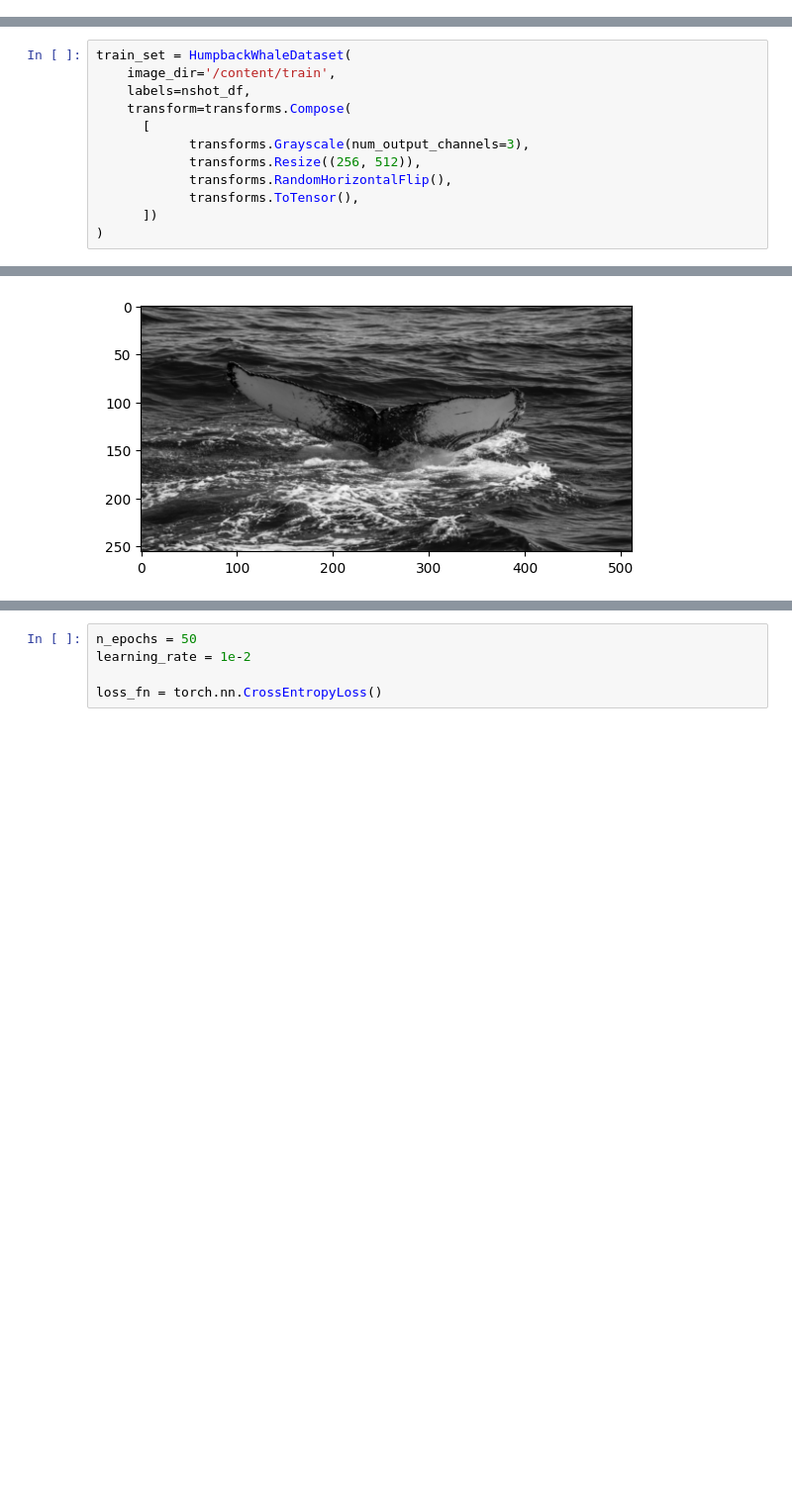
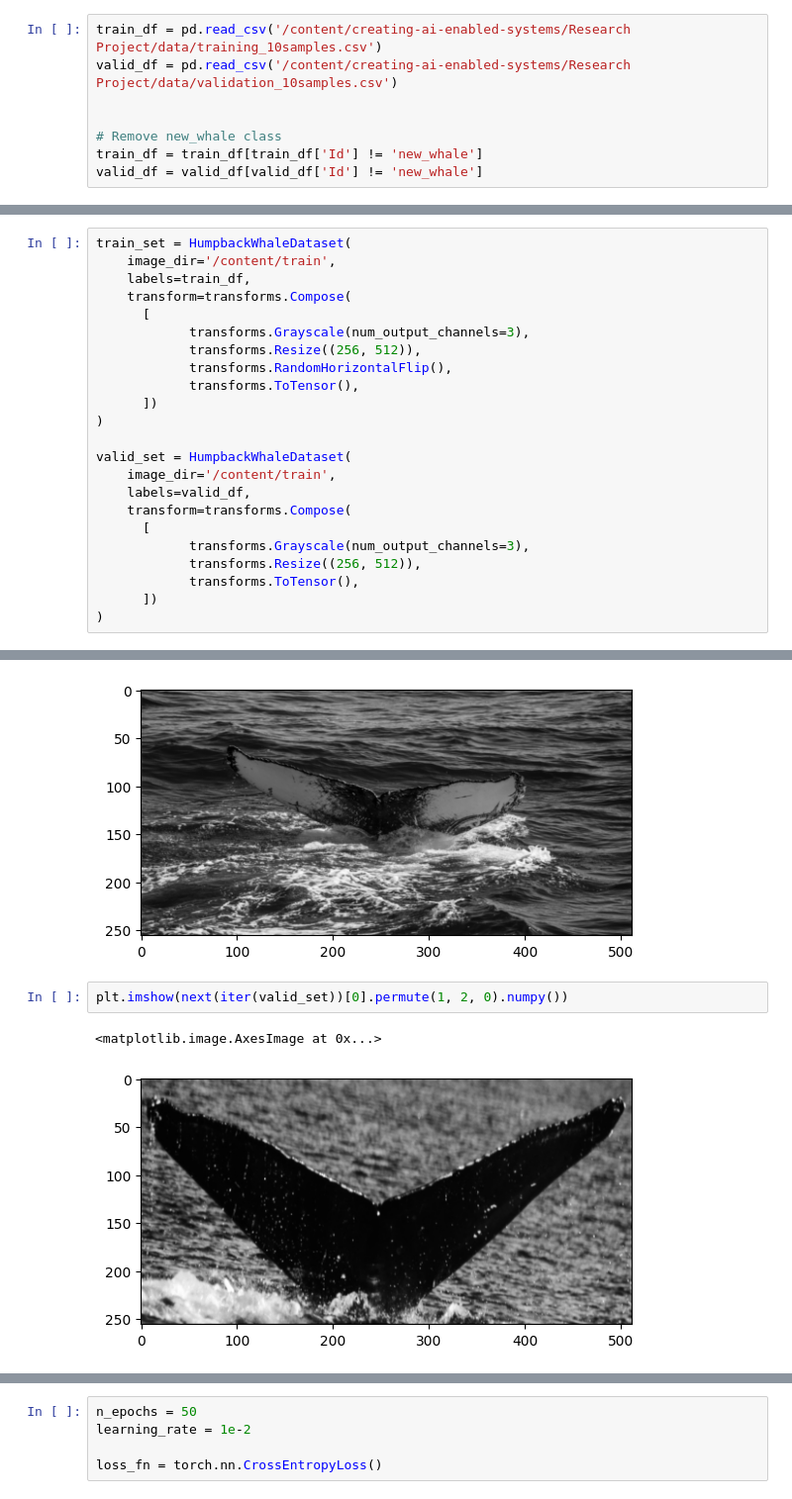
Before and after one commit to jwells52/creating-ai-enabled-systems, a Jupyter notebook: Research Project/notebooks/FSL_training.ipynb, the cells around one changed output, grey strips where cells are left out. Shown at 99% size. Saved outputs shown, nothing was run; the diff lists cells and outputs as text; blank space fills up the shorter version.

Commit message:
Added validation during training

```diff
--- a/Research Project/notebooks/FSL_training.ipynb
+++ b/Research Project/notebooks/FSL_training.ipynb
@@ -98,3 +88,11 @@ df = df[df['Id'] != 'new_whale']
+# %%
+train_df = pd.read_csv('/content/creating-ai-enabled-systems/Research Project/data/training_10samples.csv')
+valid_df = pd.read_csv('/content/creating-ai-enabled-systems/Research Project/data/validation_10samples.csv')
+
+
+# Remove new_whale class
+train_df = train_df[train_df['Id'] != 'new_whale']
+valid_df = valid_df[valid_df['Id'] != 'new_whale']
 # %%
 # def class_count(df, label):
 #   return len(df[df['Id'] == label])
@@ -131,7 +131,7 @@ n_validation_task = 20
 # %%
 train_set = HumpbackWhaleDataset(
     image_dir='/content/train',
-    labels=nshot_df,
+    labels=train_df,
     transform=transforms.Compose(
       [
             transforms.Grayscale(num_output_channels=3),
@@ -140,8 +140,24 @@ train_set = HumpbackWhaleDataset(
             transforms.ToTensor(),
       ])
 )
+
+valid_set = HumpbackWhaleDataset(
+    image_dir='/content/train',
+    labels=valid_df,
+    transform=transforms.Compose(
+      [
+            transforms.Grayscale(num_output_channels=3),
+            transforms.Resize((256, 512)),
+            transforms.ToTensor(),
+      ])
+)
 # %%
 plt.imshow(next(iter(train_set))[0].permute(1, 2, 0).numpy())
 # %% [output]
 <matplotlib.image.AxesImage at 0x...>
 [figure]
+# %%
+plt.imshow(next(iter(valid_set))[0].permute(1, 2, 0).numpy())
+# %% [output]
+<matplotlib.image.AxesImage at 0x...>
+[figure, added]
```
Also changed, not shown: parts of 17 cells of this notebook.
